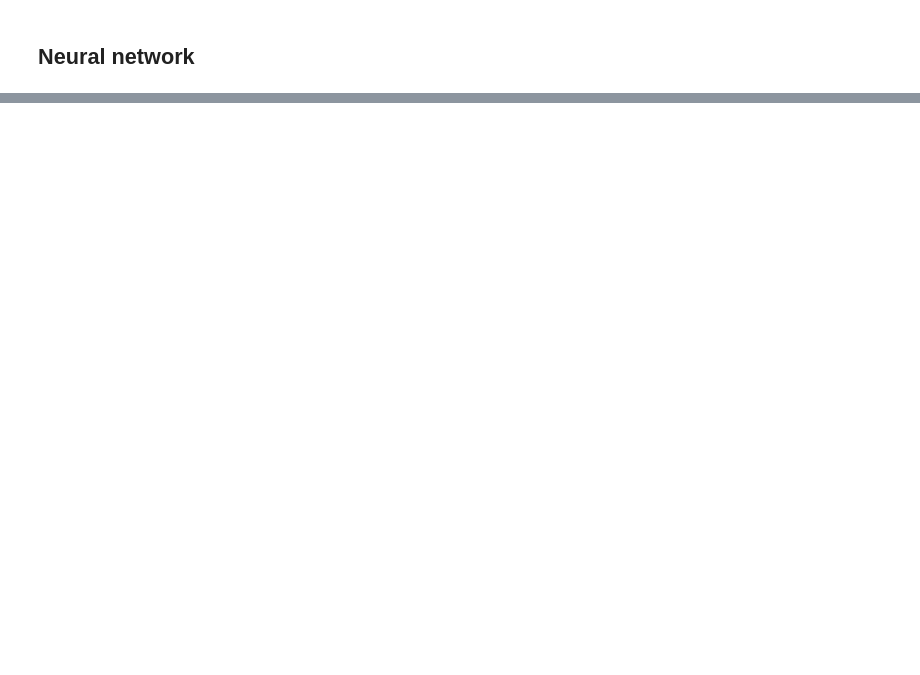
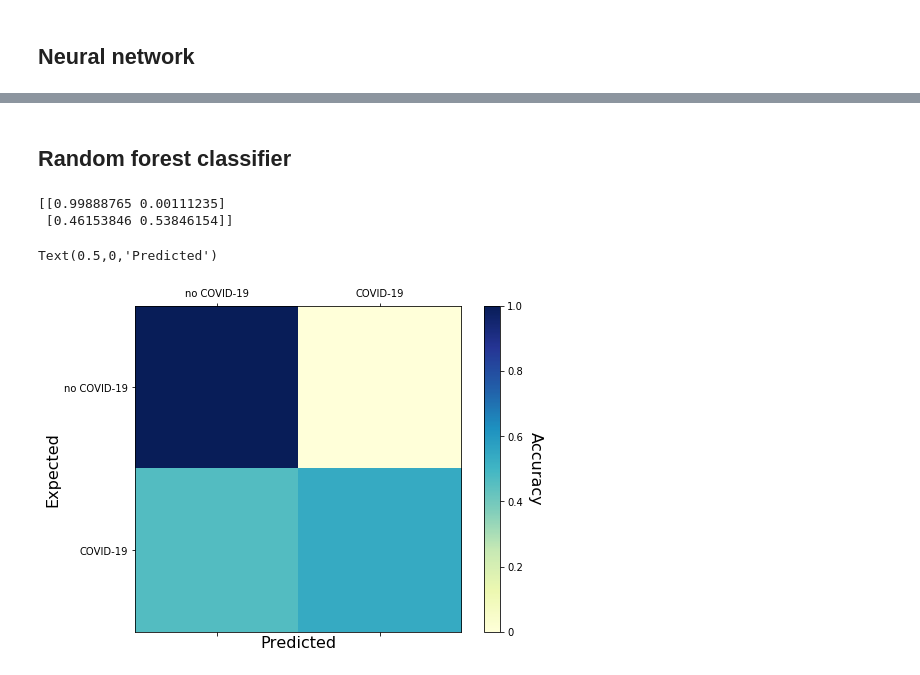
Before and after one commit to TsspGit/CodVid19_CIEMAT, a Jupyter notebook: Covid_autoencoder.ipynb, the cells around one changed output, grey strips where cells are left out. Cells and saved outputs as stored; diff of their text form; code cells hidden in the pictures; blank space fills up the shorter version.

Commit message:
RF classifier

```diff
--- a/Covid_autoencoder.ipynb
+++ b/Covid_autoencoder.ipynb
@@ -282,0 +284,2 @@ for i in range(10):
+# %%
+encoder_imgs = encoder_imgs.reshape((encoder_imgs.shape[0], 23*23*128))
@@ -282,0 +327,28 @@ for i in range(10):
+# %% [markdown]
+## Random forest classifier
+# %%
+RFc = RandomForestClassifier(n_estimators=100)
+preds = RFc.predict(encoder_imgs)
+# %%
+cm = normalize(confusion_matrix(Y_test, preds), 'l1')
+print("Accuracy:", accuracy_score(Y_test, preds))
+print('{} of {} no COVID-19'.format(cm[0,0], np.sum(Y_test == 0)))
+print('{} of {} COVID-19'.format(cm[1,1], np.sum(Y_test == 1)))
+print(cm)
+cm = normalize(cm, 'l1')
+labels = ['no COVID-19', 'COVID-19']
+fig3, ax = plt.subplots(figsize=(8, 6))
+cax = ax.matshow(cm, cmap='YlGnBu', vmin=0, vmax=1)
+cbar = fig3.colorbar(cax)
+cbar.set_ticks([0, 0.2, 0.4, 0.6, 0.8, 1.0])
+cbar.set_ticklabels(['0', '0.2', '0.4', '0.6', '0.8', '1.0'])
+cbar.ax.set_ylabel('Accuracy', rotation=270, labelpad=20, fontsize=16)
+ax.set_xticklabels([''] + labels)
+ax.set_yticklabels([''] + labels)
+ax.set_ylabel('Expected', fontsize=16)
+ax.set_xlabel('Predicted', fontsize=16)
+# %% [output]
+[[0.99888765 0.00111235]
+ [0.46153846 0.53846154]]
+Text(0.5,0,'Predicted')
+[figure, added]
```
Also changed, not shown: parts of 25 cells of this notebook, 6 other files.
